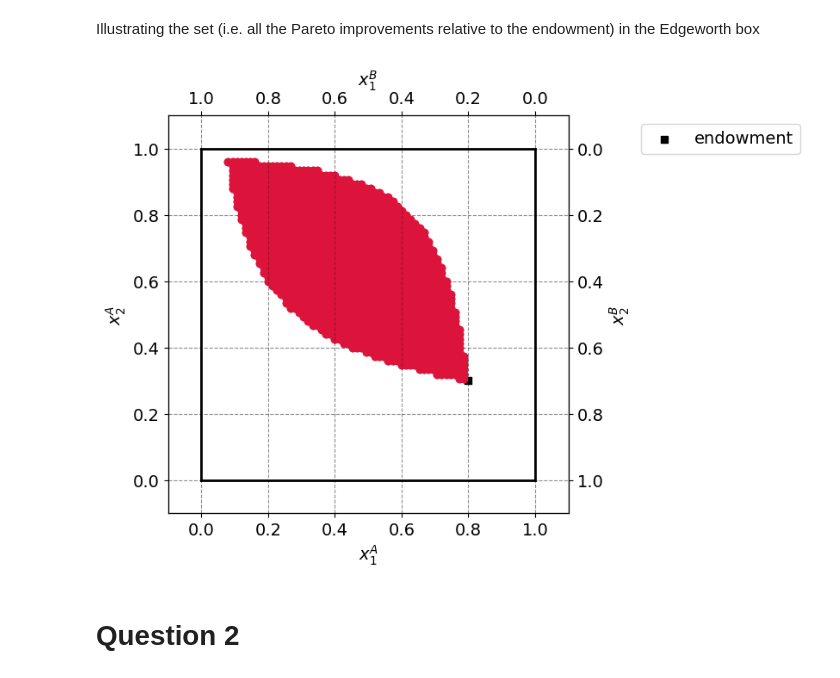
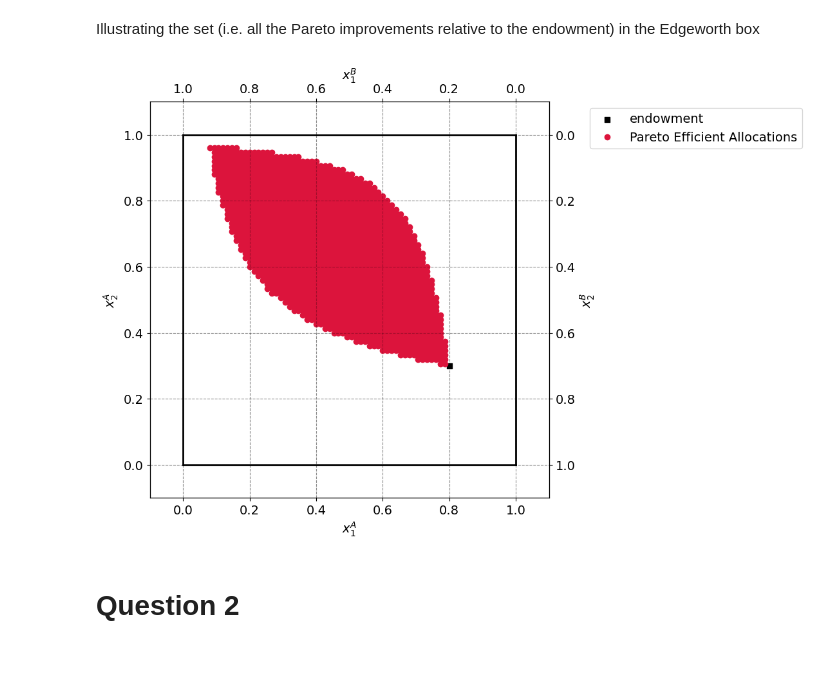
Before and after one commit to NumEconCopenhagen/projects-2024-codeonomics-crew, a Jupyter notebook: inauguralproject/inauguralproject.ipynb, the cells around one changed output. Cells and saved outputs as stored; diff of their text form; code cells hidden in the pictures.

Commit message:
Plot optimize

```diff
--- a/inauguralproject/inauguralproject.ipynb
+++ b/inauguralproject/inauguralproject.ipynb
@@ -58,60 +58,63 @@ for x1A in x_grid:
         x2B = 1 - x2A
 
         # Calculate utilities
-        u_A = x1A**par.alpha * x2A**(1-par.alpha)
-        u_B = x1B**par.beta * x2B**(1-par.beta)
+        u_A = model.utility_A(x1A,x2A)
+        u_B = model.utility_B(x1B,x2B)
 
         # Check for Pareto improvement
         if u_A > u_A_initial and u_B > u_B_initial:
-            pareto_improvement.append((np.array([x1A, x2A]), np.array([x1B, x2B])))   #Store pareto improvements in the empty list
+            pareto_improvement.append((x1A,x2A))    # Store Pareto Improvements in the empty list
 
 # Optional printing option (uncomment to print):
 # for allocation in pareto_improvement:
 #    print("Consumer A's allocation:",allocation[0], "| Consumer B's allocation:", allocation[1])
 # %%
+model = ExchangeEconomyClass()
 par = model.par
+
+pareto_improvement = np.array(pareto_improvement)
 
 # a. total endowment
 w1bar = 1.0
 w2bar = 1.0
 
 # b. figure set up
-fig = plt.figure(frameon=False,figsize=(6,6), dpi=100)
+fig = plt.figure(frameon=False,figsize=(8,8), dpi=100)
 ax_A = fig.add_subplot(1, 1, 1)
 
 # Set labels
 ax_A.set_xlabel("$x_1^A$")
 ax_A.set_ylabel("$x_2^A$")
 
 
 # Make secondary axis with labels
 temp = ax_A.twinx()
 temp.set_ylabel("$x_2^B$")
 ax_B = temp.twiny()
 ax_B.set_xlabel("$x_1^B$")
 ax_B.invert_xaxis()
 ax_B.invert_yaxis()
 
+# Plot endownment
+ax_A.scatter(par.w1A,par.w2A,marker='s',color='black',label='endowment')
+# Plot Pareto improvements
+ax_A.plot(pareto_improvement[:, 0], pareto_improvement[:, 1], 'o', markersize=6, color='crimson', label='Pareto Efficient Allocations')
 
-ax_A.scatter(par.w1A,par.w2A,marker='s',color='black',label='endowment')
-for allocation in pareto_improvement:
-    ax_A.scatter(allocation[0][0], allocation[0][1], marker='o', color='crimson')
-    ax_B.scatter(allocation[1][0], allocation[1][1], marker='o', color='crimson')
 
-# limits
+# limits (draws a box in the plot from 0 to 1)
 ax_A.plot([0,w1bar],[0,0],lw=2,color='black')
 ax_A.plot([0,w1bar],[w2bar,w2bar],lw=2,color='black')
 ax_A.plot([0,0],[0,w2bar],lw=2,color='black')
 ax_A.plot([w1bar,w1bar],[0,w2bar],lw=2,color='black')
 
 ax_A.set_xlim([-0.1, w1bar + 0.1])
 ax_A.set_ylim([-0.1, w2bar + 0.1])
 ax_B.set_xlim([w1bar + 0.1, -0.1])
 ax_B.set_ylim([w2bar + 0.1, -0.1])
 
-ax_A.legend(frameon=True,loc='upper right',bbox_to_anchor=(1.6,1.0));
+ax_A.legend(frameon=True,loc='upper right',bbox_to_anchor=(1.65,1.0));
 # %% [output]
-[figure, old version]
+[figure, new version]
 # %% [markdown]
 # Question 2
 # %% [markdown]
```
